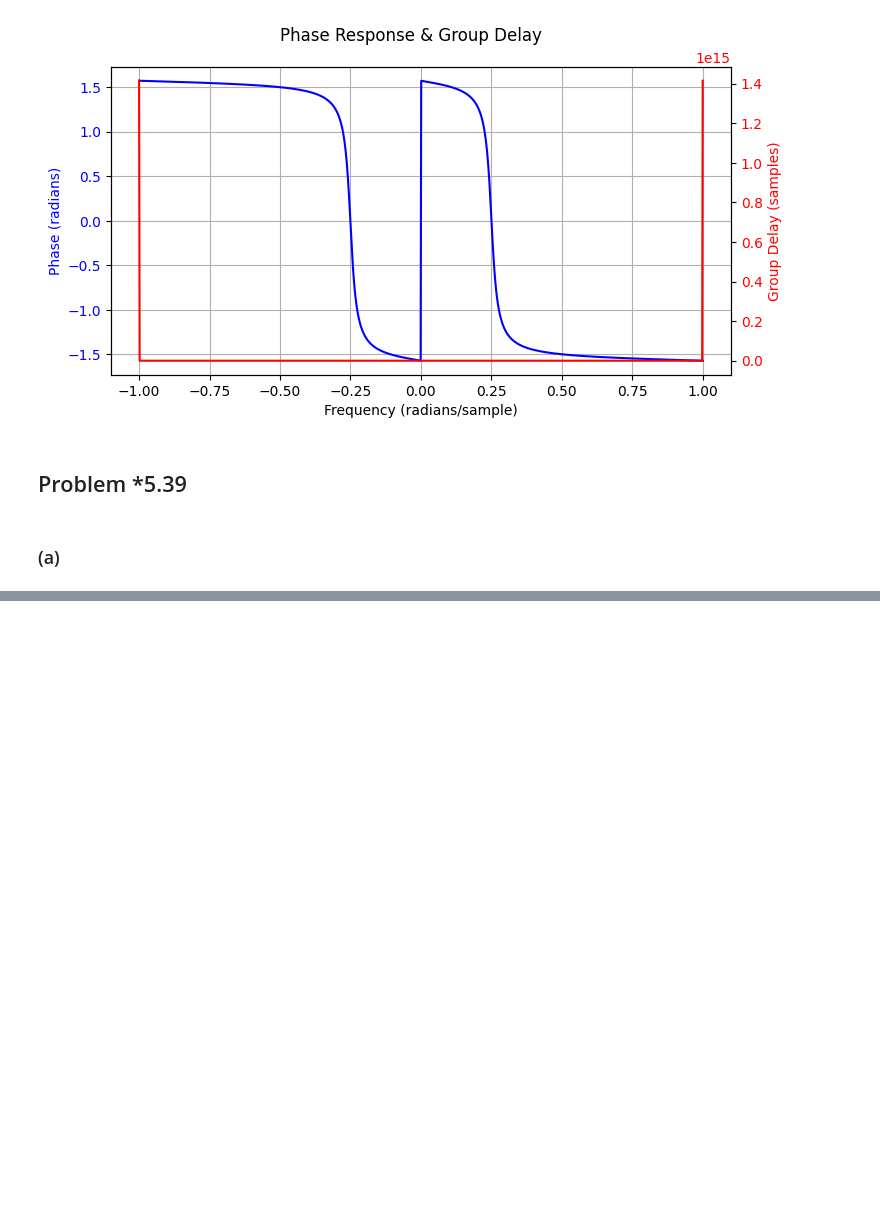
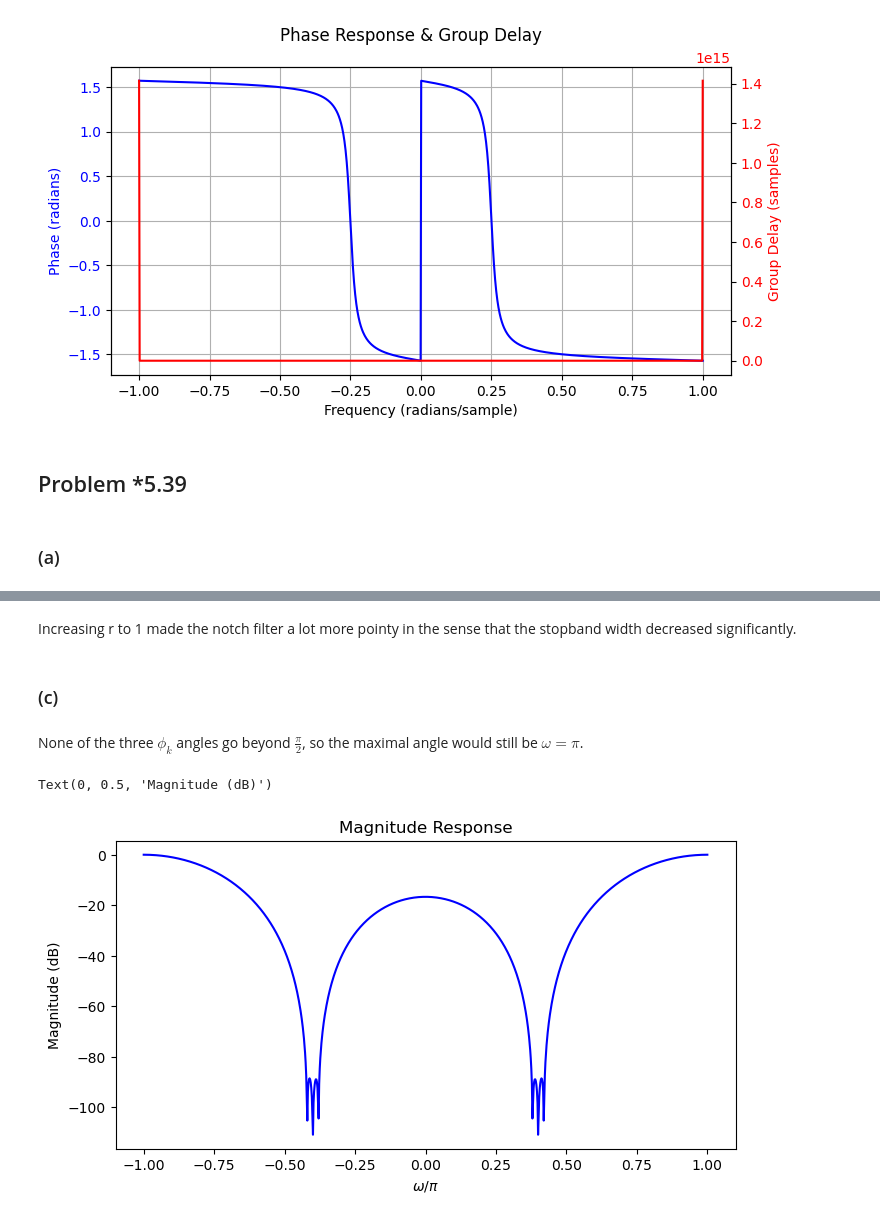
Before and after one commit to Khanrik/UniFolder, a Jupyter notebook: 4. Semester/Diskret-tids signalbehandling/TØ/Uge 8/Uge 8.ipynb, the cells around one changed output, grey strips where cells are left out. Saved outputs shown, nothing was run; the diff lists cells and outputs as text; code cells hidden in the pictures; blank space fills up the shorter version.

```diff
--- a/4. Semester/Diskret-tids signalbehandling/TØ/Uge 8/Uge 8.ipynb
+++ b/4. Semester/Diskret-tids signalbehandling/TØ/Uge 8/Uge 8.ipynb
@@ -108,0 +165,29 @@ plt.show()
+# %% [markdown]
+Increasing r to 1 made the notch filter a lot more pointy in the sense that the stopband width decreased significantly.
+# %% [markdown]
+### (c)
+# %% [markdown]
+None of the three $\phi_{k}$ angles go beyond $\frac{\pi}{2}$, so the maximal angle would still be $\omega = \pi$.
+# %%
+k = np.array([-1, 0, 1])
+phi = (1 + 0.05*k) * 2*np.pi / 5
+b0 = 1 / np.prod(np.sqrt(1 + 4*np.cos(phi) + 3 + 4*np.cos(phi)**2 + 4*np.cos(phi)))
+
+omega = np.linspace(-np.pi, np.pi, 1000)
+
+H = 1
+for val in phi:
+    num = [1, -2*np.cos(val), 1]
+    den = [1]
+    _, Hk = signal.freqz(num, den, worN=omega)
+    H *= Hk
+H *= b0
+
+plt.figure(figsize=(8, 4))
+plt.plot(omega/np.pi, 20 * np.log10(np.abs(H)), 'b')
+plt.title('Magnitude Response')
+plt.xlabel('$\omega/\pi$')
+plt.ylabel('Magnitude (dB)')
+# %% [output]
+Text(0, 0.5, 'Magnitude (dB)')
+[figure, added]
```
Also changed, not shown: parts of 10 cells of this notebook, 6 other files.
